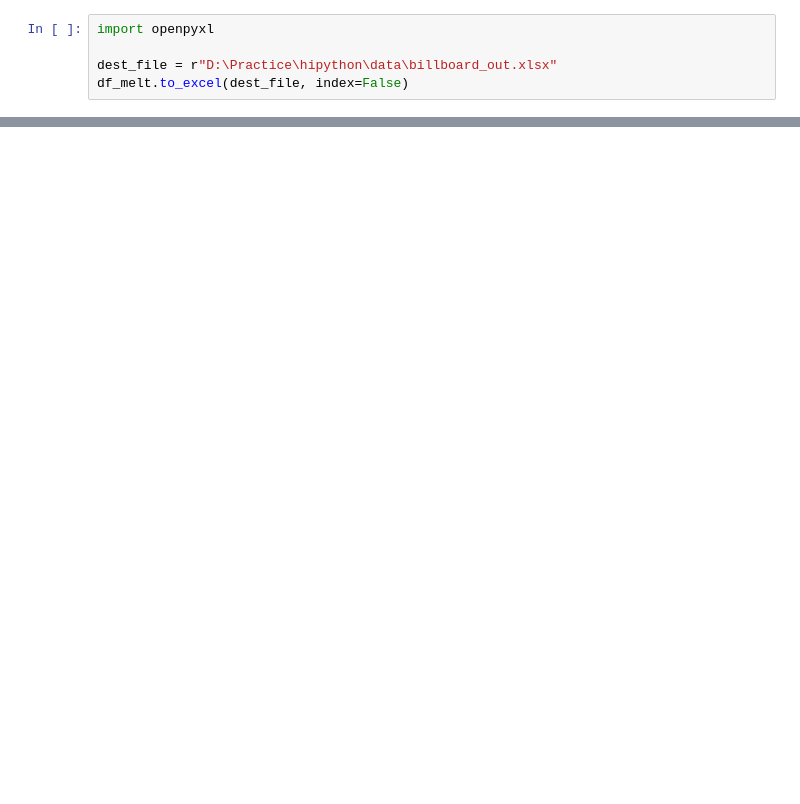
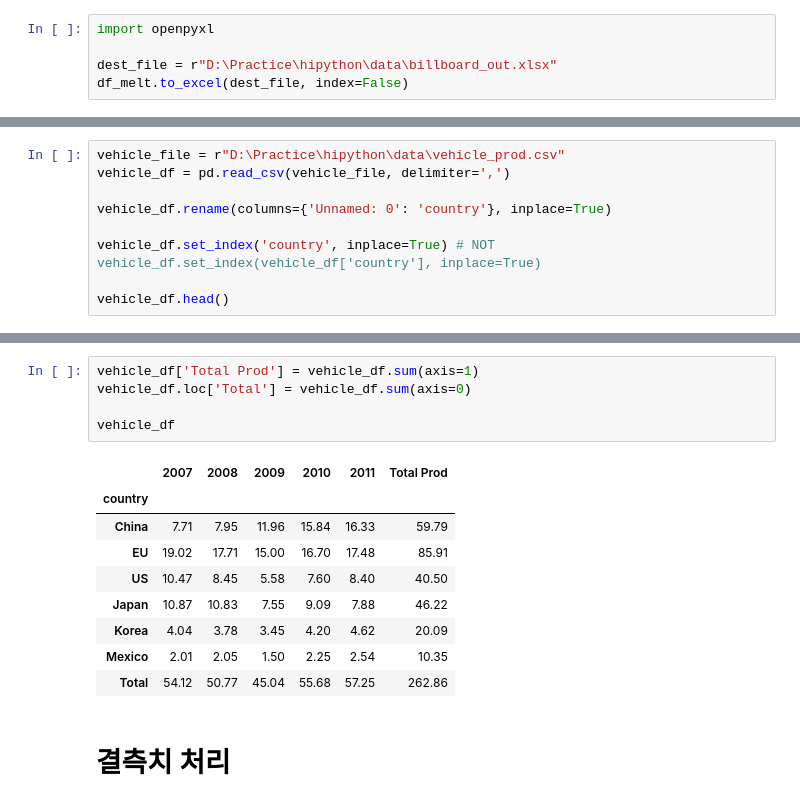
Before and after one commit to cherrima/hipython, a Jupyter notebook: 08.pandas_melt_pivot.ipynb, the cells around one changed output, grey strips where cells are left out. Drawn from its saved outputs; the diff is of its cells as text; blank space fills up the shorter version.

```diff
--- a/08.pandas_melt_pivot.ipynb
+++ b/08.pandas_melt_pivot.ipynb
@@ -68,0 +143,9 @@ df_melt.to_excel(dest_file, index=False)
+# %%
+vehicle_file = r"D:\Practice\hipython\data\vehicle_prod.csv"
+vehicle_df = pd.read_csv(vehicle_file, delimiter=',')
+
+vehicle_df.rename(columns={'Unnamed: 0': 'country'}, inplace=True)
+
+vehicle_df.set_index('country', inplace=True) # NOT vehicle_df.set_index(vehicle_df['country'], inplace=True)
+
+vehicle_df.head()
@@ -68,0 +170,17 @@ df_melt.to_excel(dest_file, index=False)
+# %%
+vehicle_df['Total Prod'] = vehicle_df.sum(axis=1)
+vehicle_df.loc['Total'] = vehicle_df.sum(axis=0)
+
+vehicle_df
+# %% [output]
+|  | 2007 | 2008 | 2009 | 2010 | 2011 | Total Prod |
+| country |  |  |  |  |  |  |
+| China | 7.71 | 7.95 | 11.96 | 15.84 | 16.33 | 59.79 |
+| EU | 19.02 | 17.71 | 15.00 | 16.70 | 17.48 | 85.91 |
+| US | 10.47 | 8.45 | 5.58 | 7.60 | 8.40 | 40.50 |
+| Japan | 10.87 | 10.83 | 7.55 | 9.09 | 7.88 | 46.22 |
+| Korea | 4.04 | 3.78 | 3.45 | 4.20 | 4.62 | 20.09 |
+| Mexico | 2.01 | 2.05 | 1.50 | 2.25 | 2.54 | 10.35 |
+| Total | 54.12 | 50.77 | 45.04 | 55.68 | 57.25 | 262.86 |
+# %% [markdown]
+# 결측치 처리
```
Also changed, not shown: parts of 32 cells of this notebook, 4 other files.
